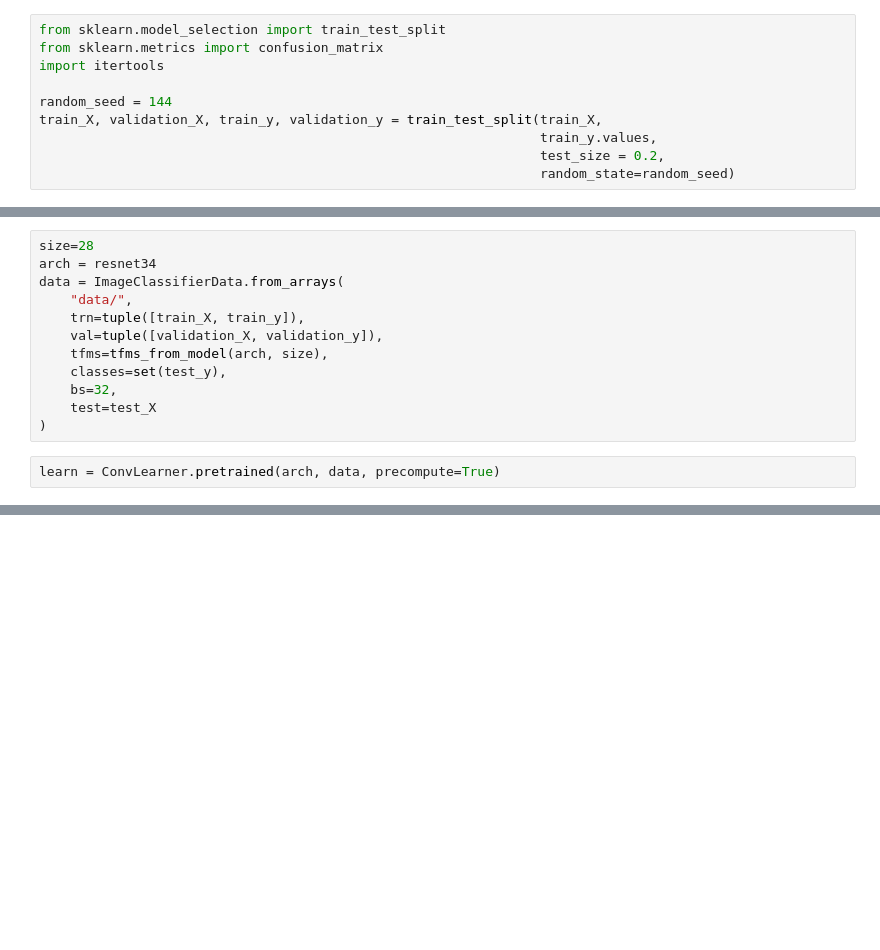
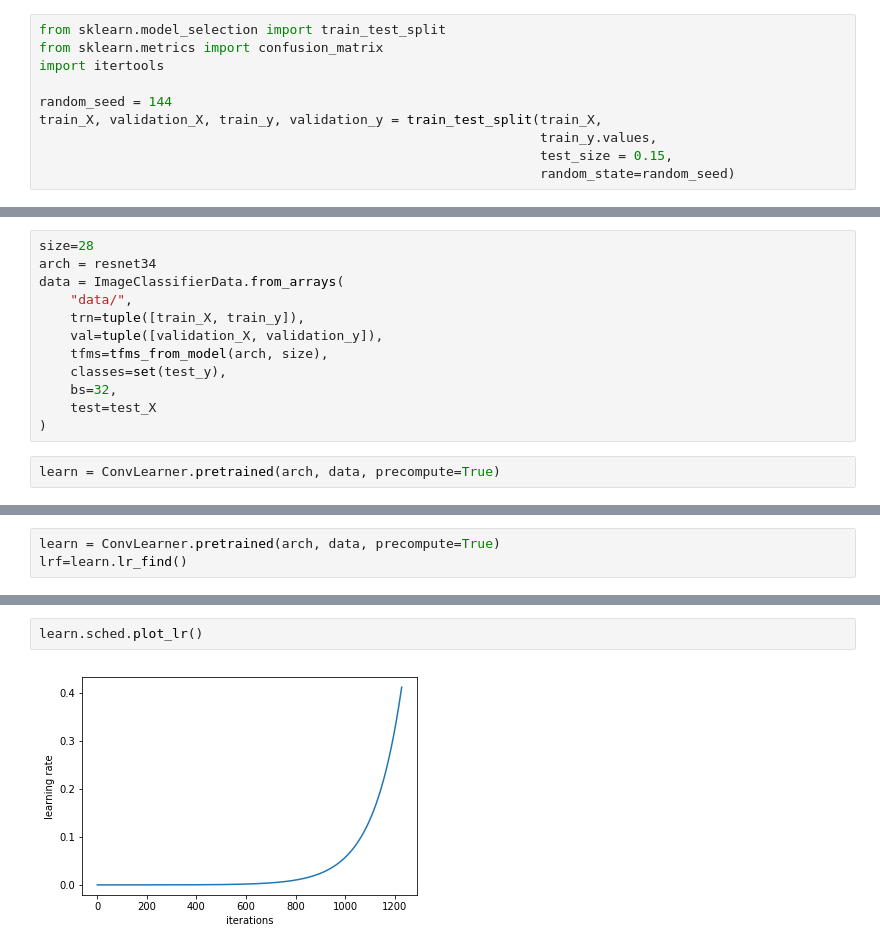
Before and after one commit to farbodf/data-science-playground, a Jupyter notebook: fashion_mnist/fashion_mnist.ipynb, the cells around one changed output, grey strips where cells are left out. Saved outputs shown, nothing was run; the diff lists cells and outputs as text; blank space fills up the shorter version.

```diff
--- a/fashion_mnist/fashion_mnist.ipynb
+++ b/fashion_mnist/fashion_mnist.ipynb
@@ -49,7 +55,7 @@ import itertools
 random_seed = 144
 train_X, validation_X, train_y, validation_y = train_test_split(train_X,
                                                                 train_y.values,
-                                                                test_size = 0.2,
+                                                                test_size = 0.15,
                                                                 random_state=random_seed)
 # %%
 size=28
@@ -92,0 +99,3 @@ epoch      trn_loss   val_loss   accuracy
+# %%
+learn = ConvLearner.pretrained(arch, data, precompute=True)
+lrf=learn.lr_find()
@@ -92,0 +104,4 @@ epoch      trn_loss   val_loss   accuracy
+# %%
+learn.sched.plot_lr()
+# %% [output]
+[figure, added]
```
Also changed, not shown: parts of 10 cells of this notebook.
